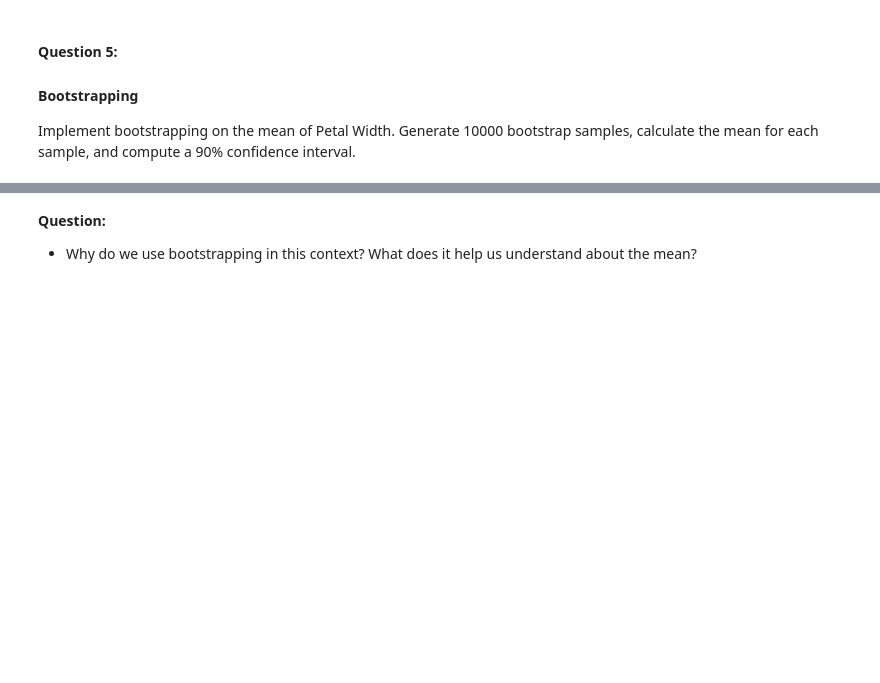
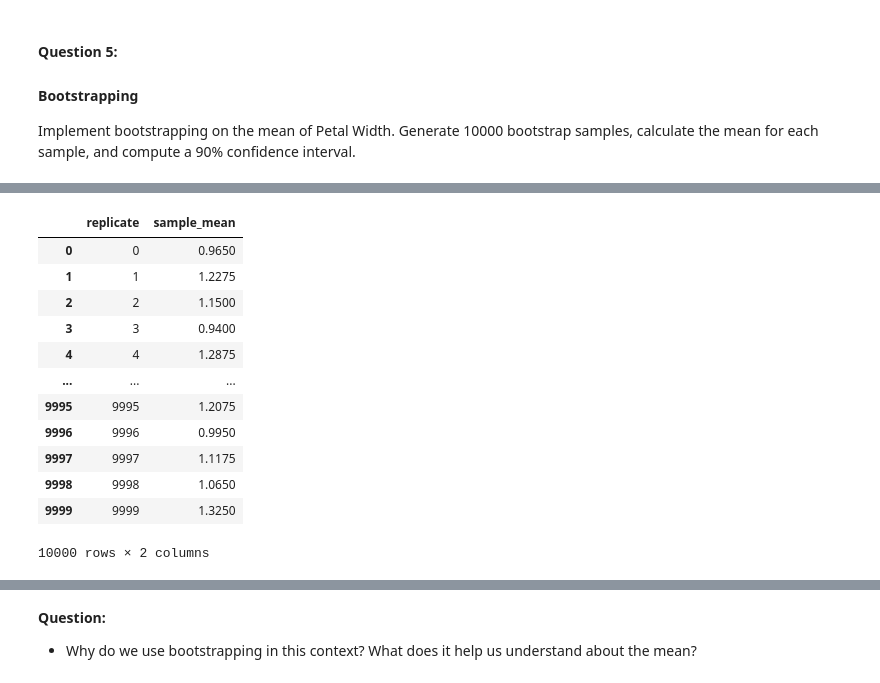
Before and after one commit to zekiyerdem/applying_statistical_concepts, a Jupyter notebook: 02_activities/assignments/assignment_3.ipynb, the cells around one changed output, grey strips where cells are left out. Cells and saved outputs as stored; diff of their text form; code cells hidden in the pictures; blank space fills up the shorter version.

```diff
--- a/02_activities/assignments/assignment_3.ipynb
+++ b/02_activities/assignments/assignment_3.ipynb
@@ -201,0 +239,23 @@ Implement bootstrapping on the mean of Petal Width. Generate 10000 bootstrap sam
+# %%
+sample_estimates = (
+     boot10000
+    .groupby("replicate")
+    ["petal width (cm)"]
+    .mean()
+    .reset_index(name="sample_mean")
+)
+sample_estimates
+# %% [output]
+|  | replicate | sample_mean |
+| 0 | 0 | 0.9650 |
+| 1 | 1 | 1.2275 |
+| 2 | 2 | 1.1500 |
+| 3 | 3 | 0.9400 |
+| 4 | 4 | 1.2875 |
+| ... | ... | ... |
+| 9995 | 9995 | 1.2075 |
+| 9996 | 9996 | 0.9950 |
+| 9997 | 9997 | 1.1175 |
+| 9998 | 9998 | 1.0650 |
+| 9999 | 9999 | 1.3250 |
+10000 rows × 2 columns
```
Also changed, not shown: parts of 11 cells of this notebook.
